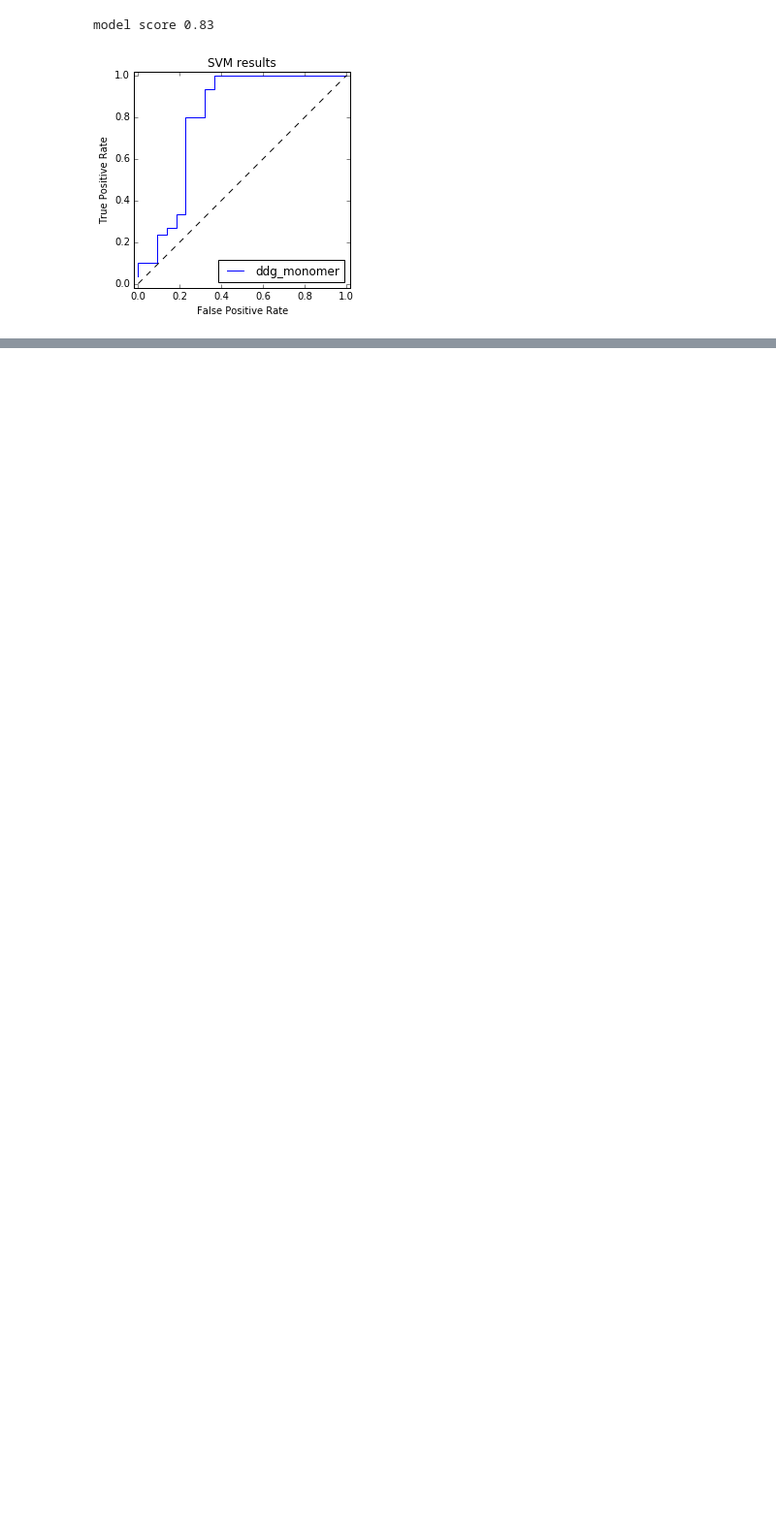
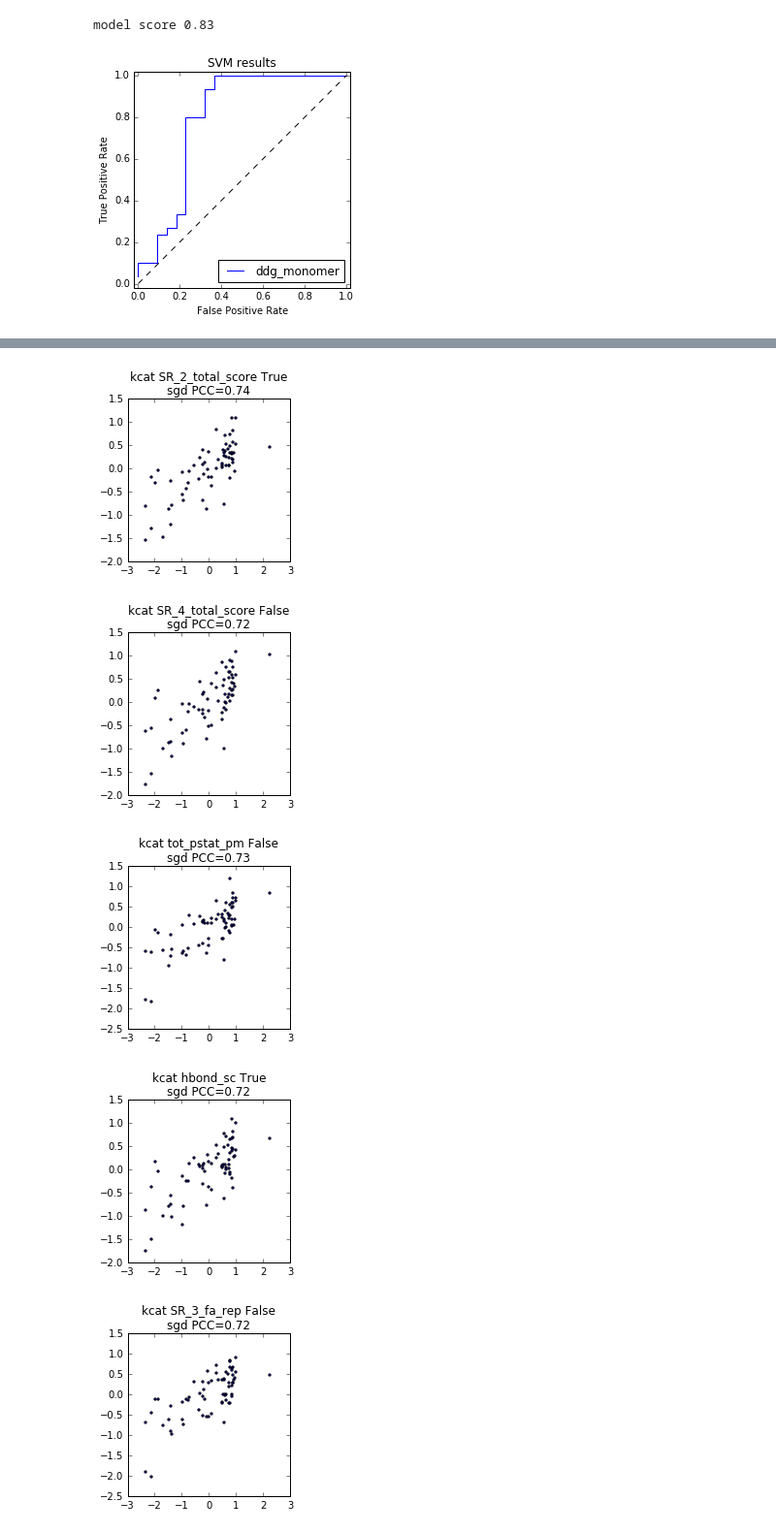
Before and after one commit to dacarlin/bagel-benchmark, a Jupyter notebook: Untitled.ipynb, the cells around one changed output, grey strips where cells are left out. Shown at 97% size. Cells and saved outputs as stored; diff of their text form; code cells hidden in the pictures; blank space fills up the shorter version.

```diff
--- a/Untitled.ipynb
+++ b/Untitled.ipynb
@@ -213,7 +234,7 @@ import matplotlib.pyplot as plt
 from sklearn.metrics import roc_curve
 
 def low10( df ):
-    return df.sort_values( by='total_score' ).head( 10 ) #.mean()
+    return df.sort_values( by='total_score' ).head( 10 ).mean()
 
 thermo = pandas.read_csv( 'data_sets/expression_data.csv', index_col='name' )
 blind_data = pandas.read_csv( 'data_sets/expression_spring_2016.csv', index_col='name' )
@@ -222,7 +243,7 @@ sf['name'] = sf.description.str.split( '_' ).str[ 1 ]
 
 grouped = sf.groupby( 'name' )
 low10 = grouped.apply( low10 )
-low10.index = low10.name
+#low10.index = low10.name
 
 joined_blind = low10.join( blind_data ).dropna()
 
@@ -240,6 +261,10 @@ y_test = joined_blind.expression.astype( bool )
 
 clf = svm.SVC( kernel='linear', C=1 )
 clf.fit( X, y )
+
+#plot_decision_regions( X.as_matrix(), y.as_matrix(), classifier=clf )
+#plt.legend(loc='upper left')
+#plt.show()
 
 print 'model score (training)', clf.score( X, y ).round( 2 )
 print 'model score (test)', clf.score( X_test, y_test ).round( 2 )
@@ -437,0 +571,6 @@ model score (training) 0.69
+# %%
+
+def my_function( df ):
+    return df.sort_values( 'score', ascending=False ).head( 5 )
+
+low5 = scores.groupby( 'constant' ).apply( my_function )
@@ -437,0 +587,14 @@ model score (training) 0.69
+# %%
+for name, s in low5.iterrows():
+
+    pcc = pearsonr( s.y, s.predictions )[0].round( 2 )
+    plt.figure( figsize=(3,3) )
+    plt.title( '{} {} {}\n{} PCC={}'.format( s.constant, s.feature, s.ascending, s.classifier_short_name, pcc ) )
+    plt.scatter( s.y, s.predictions, marker='.' )
+    plt.show()
+# %% [output]
+[figure, added]
+[figure, added]
+[figure, added]
+[figure, added]
+[figure, added]
```
Also changed, not shown: parts of 23 cells of this notebook, 8 other files.
